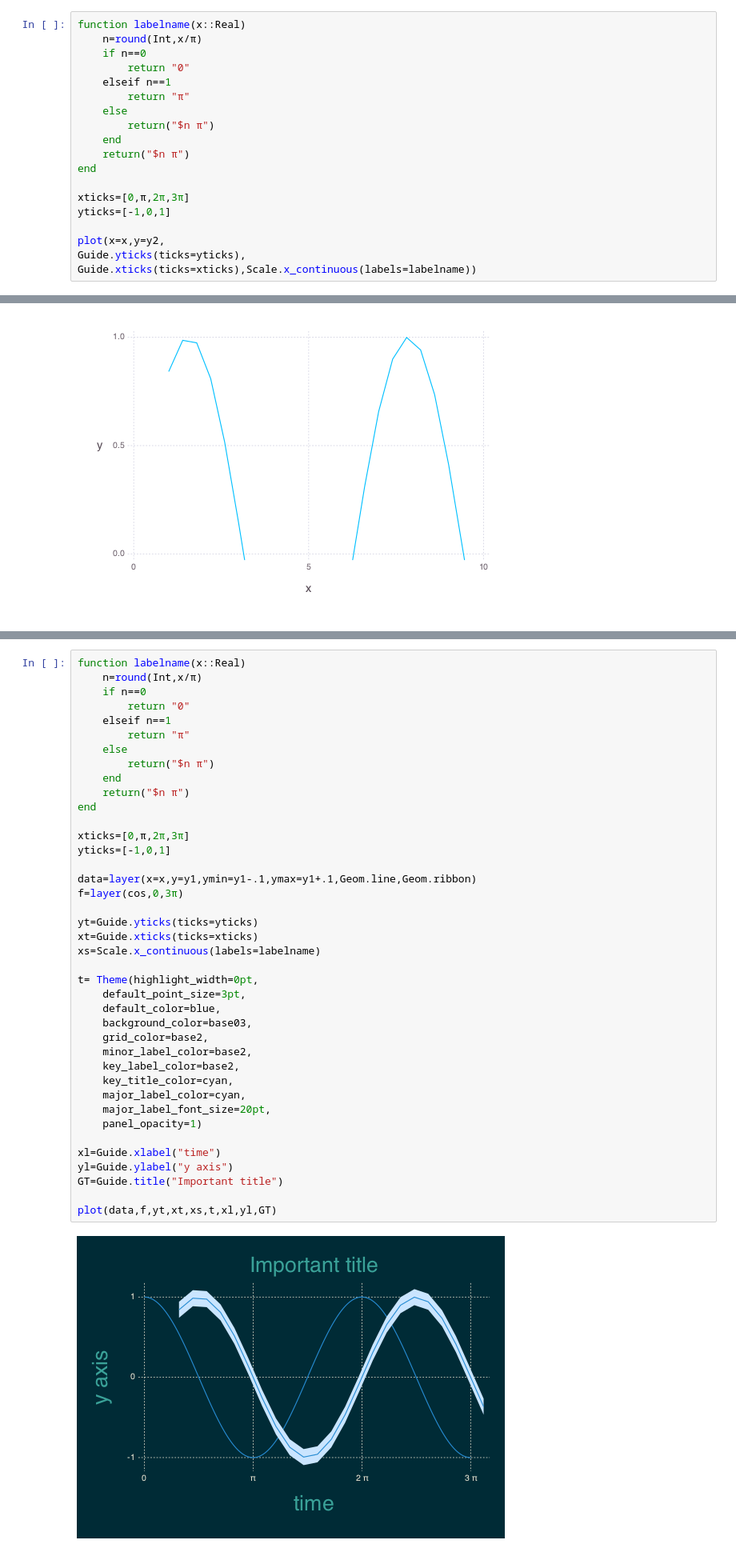
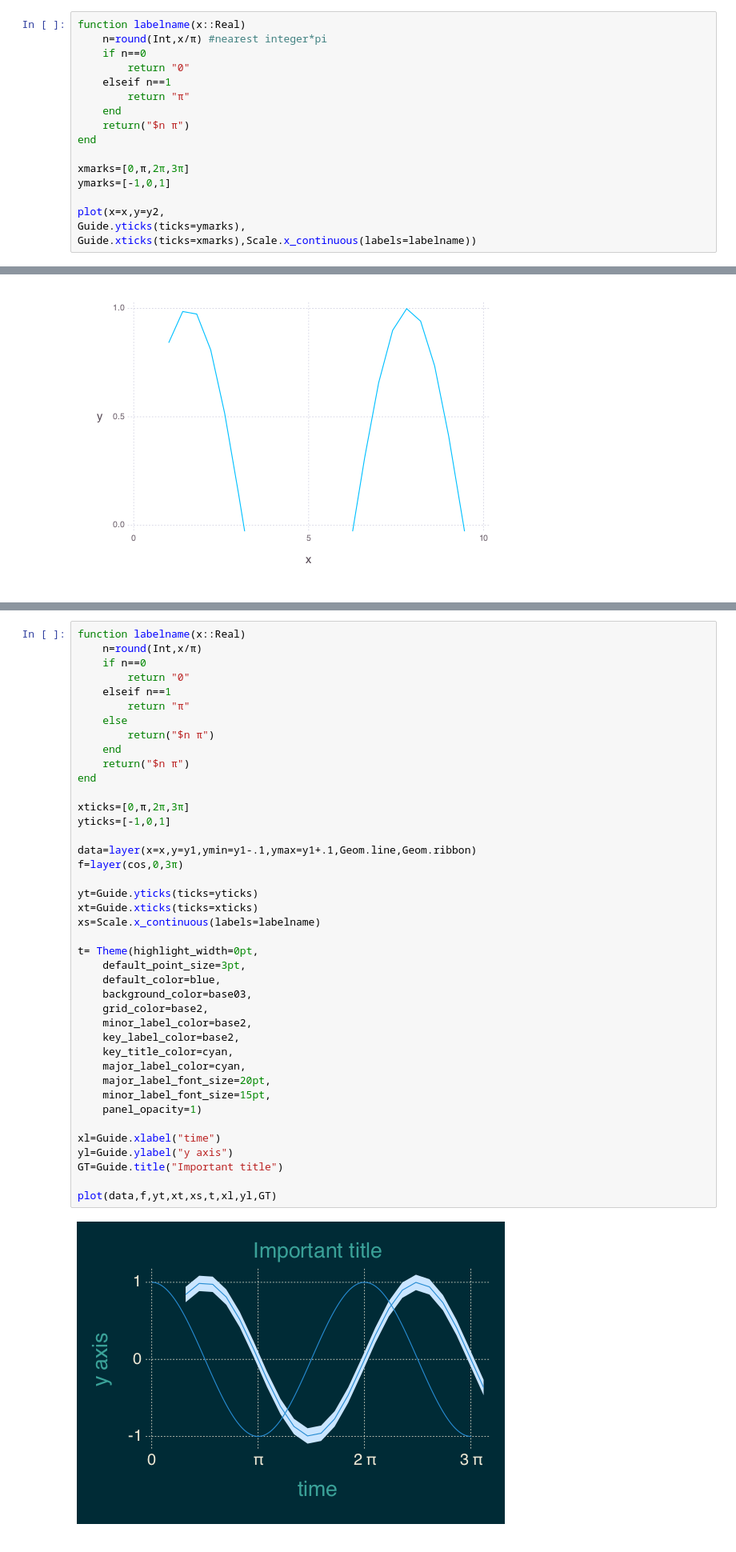
Before and after one commit to albi3ro/M4, a Jupyter notebook: Gadfly.ipynb, the cells around one changed output, grey strips where cells are left out. Shown at 80% size. Saved outputs shown, nothing was run; the diff lists cells and outputs as text.

```diff
--- a/Gadfly.ipynb
+++ b/Gadfly.ipynb
@@ -133,22 +134,20 @@ Here's something we can do with a combination of `Guide` and `Scale`.  Using `Gu
 # %%
 function labelname(x::Real)
-    n=round(Int,x/π)
+    n=round(Int,x/π) #nearest integer*pi
     if n==0
         return "0"
     elseif n==1
         return "π"
-    else
-        return("$n π")
     end
     return("$n π")
 end
 
-xticks=[0,π,2π,3π]
-yticks=[-1,0,1]
+xmarks=[0,π,2π,3π]
+ymarks=[-1,0,1]
 
 plot(x=x,y=y2,
-Guide.yticks(ticks=yticks),
-Guide.xticks(ticks=xticks),Scale.x_continuous(labels=labelname))
+Guide.yticks(ticks=ymarks),
+Guide.xticks(ticks=xmarks),Scale.x_continuous(labels=labelname))
 # %% [output]
 [figure]
 # %% [markdown]
@@ -227,31 +227,32 @@ function labelname(x::Real)
 end
 
 xticks=[0,π,2π,3π]
 yticks=[-1,0,1]
 
 data=layer(x=x,y=y1,ymin=y1-.1,ymax=y1+.1,Geom.line,Geom.ribbon)
 f=layer(cos,0,3π)
 
 yt=Guide.yticks(ticks=yticks)
 xt=Guide.xticks(ticks=xticks)
 xs=Scale.x_continuous(labels=labelname)
 
 t= Theme(highlight_width=0pt,
     default_point_size=3pt,
     default_color=blue,
     background_color=base03,
     grid_color=base2,
     minor_label_color=base2,
     key_label_color=base2,
     key_title_color=cyan,
     major_label_color=cyan,
     major_label_font_size=20pt,
+    minor_label_font_size=15pt,
     panel_opacity=1)
 
 xl=Guide.xlabel("time")
 yl=Guide.ylabel("y axis")
 GT=Guide.title("Important title")
 
 plot(data,f,yt,xt,xs,t,xl,yl,GT)
 # %% [output]
-[figure, old version]
+[figure, new version]
```
Also changed, not shown: parts of 17 cells of this notebook, 2 other files.
